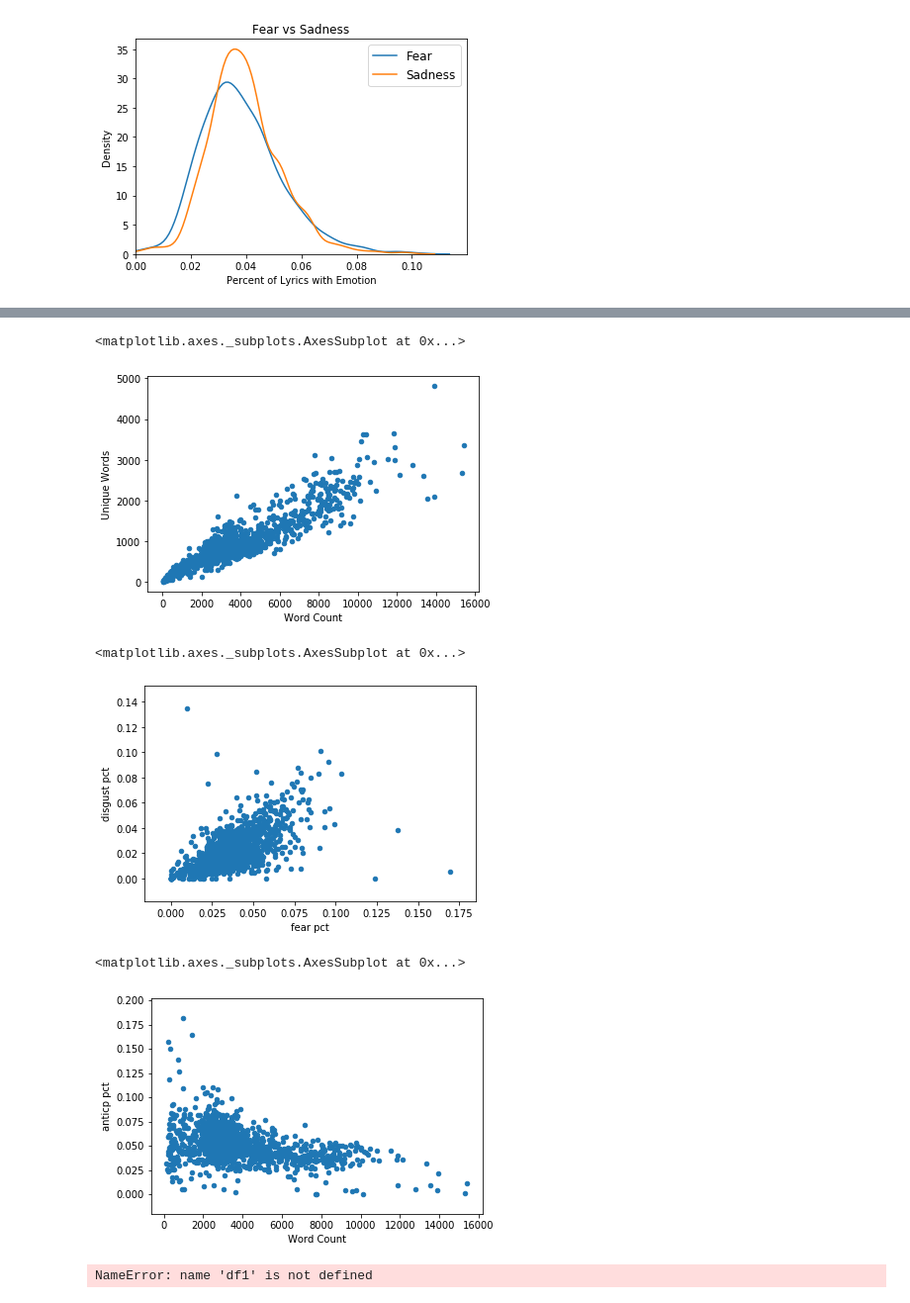
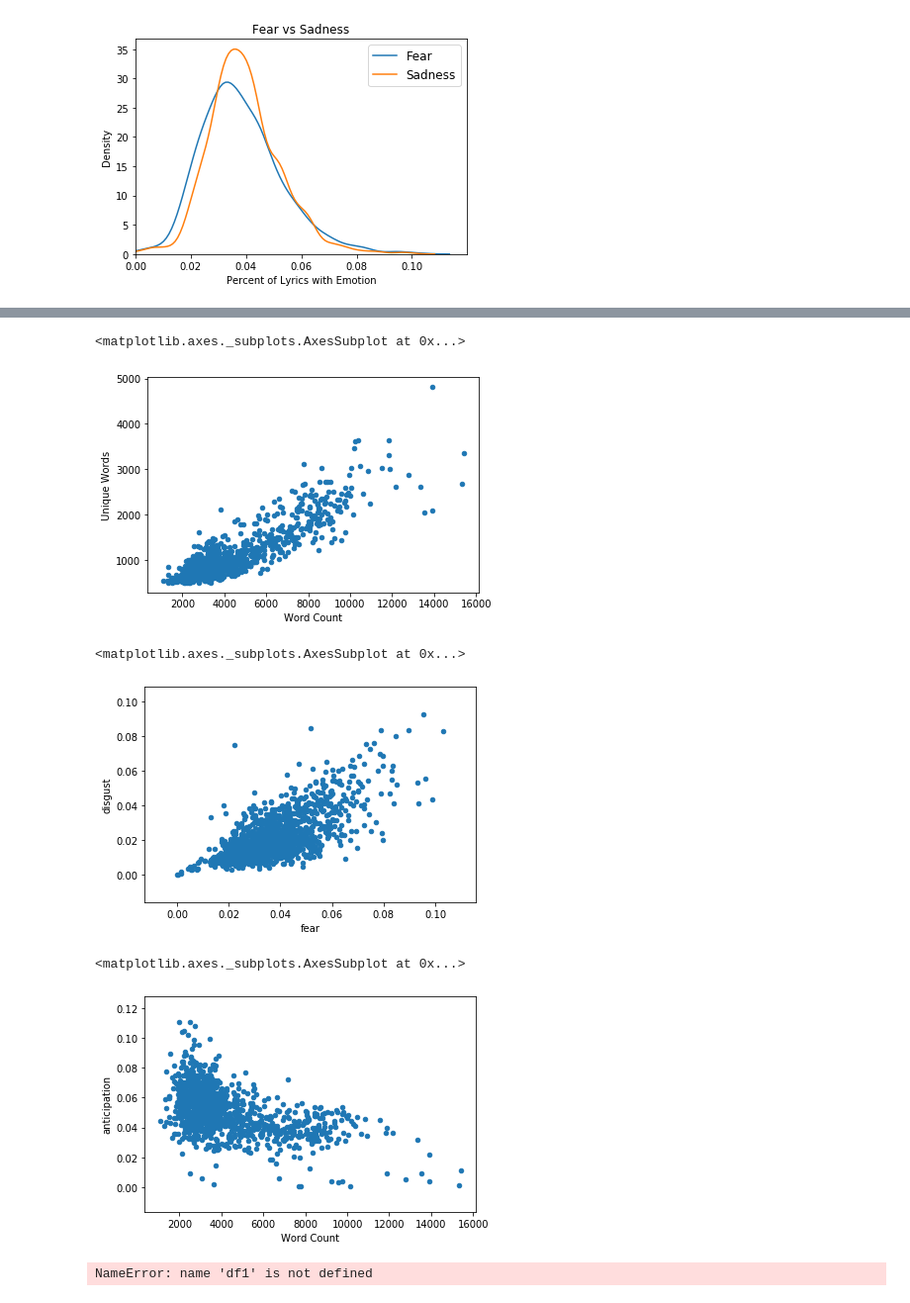
Before and after one commit to ben-pfeffer/lyrics-sentiment, a Jupyter notebook: sentiment-vizs.ipynb, the cells around one changed output, grey strips where cells are left out. Shown at 99% size. Saved outputs shown, nothing was run; the diff lists cells and outputs as text; code cells hidden in the pictures.

Commit message:
initial edit of sentiment-report. add tables of most/least disgusted artists

```diff
--- a/sentiment-vizs.ipynb
+++ b/sentiment-vizs.ipynb
@@ -258,18 +264,18 @@ df1.plot(kind='scatter', x='neg pct', y='pos pct')
 # %%
-df1.plot(kind='scatter', x='Word Count', y='Unique Words')
+df.plot(kind='scatter', x='Word Count', y='Unique Words')
 # %% [output]
 <matplotlib.axes._subplots.AxesSubplot at 0x...>
-[figure, old version]
+[figure, new version]
 # %%
 add genre to df based on artist?
 # %%
-df1.plot(kind='scatter', x='fear pct', y='disgust pct')
+df.plot(kind='scatter', x='fear', y='disgust')
 # %% [output]
 <matplotlib.axes._subplots.AxesSubplot at 0x...>
-[figure, old version]
+[figure, new version]
 # %%
-df1.plot(kind='scatter', x='Word Count', y='anticp pct')
+df.plot(kind='scatter', x='Word Count', y='anticipation')
 # %% [output]
 <matplotlib.axes._subplots.AxesSubplot at 0x...>
-[figure, old version]
+[figure, new version]
 # %%
```
Also changed, not shown: parts of 6 cells of this notebook, 1 other file.
